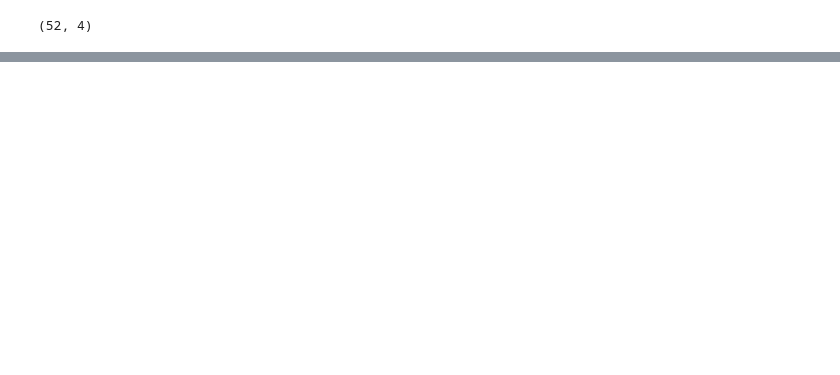
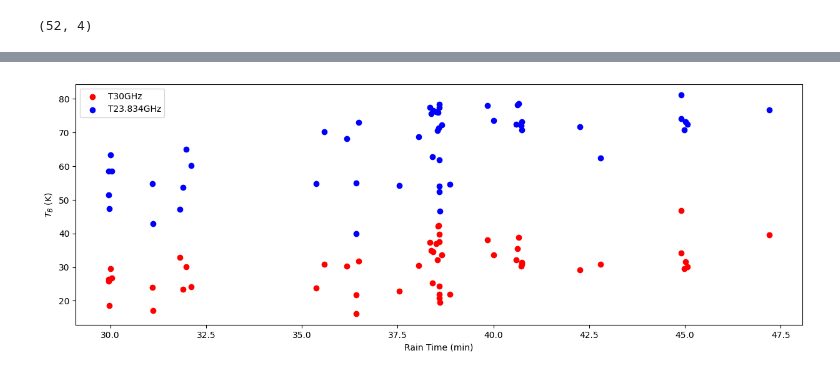
Before and after one commit to rajsahu2004/Radiometric-Method-Project, a Jupyter notebook: code.ipynb, the cells around one changed output, grey strips where cells are left out. Saved outputs shown, nothing was run; the diff lists cells and outputs as text; code cells hidden in the pictures; blank space fills up the shorter version.

```diff
--- a/code.ipynb
+++ b/code.ipynb
@@ -34,0 +93,20 @@ AttributeError: 'float' object has no attribute 'split'
+# %%
+plt.figure(figsize=(15,5))
+plt.scatter(
+    data['raintime'],
+    data['T30GHz'],
+    color='red',
+    label='T30GHz'
+)
+plt.scatter(
+    data['raintime'],
+    data['T23.834GHz'],
+    color='blue',
+    label='T23.834GHz'
+)
+plt.xlabel('Rain Time (min)')
+plt.ylabel(r'$T_B$ (K)')
+plt.legend()
+plt.show()
+# %% [output]
+[figure, added]
```
Also changed, not shown: parts of 11 cells of this notebook, 1 other file.
